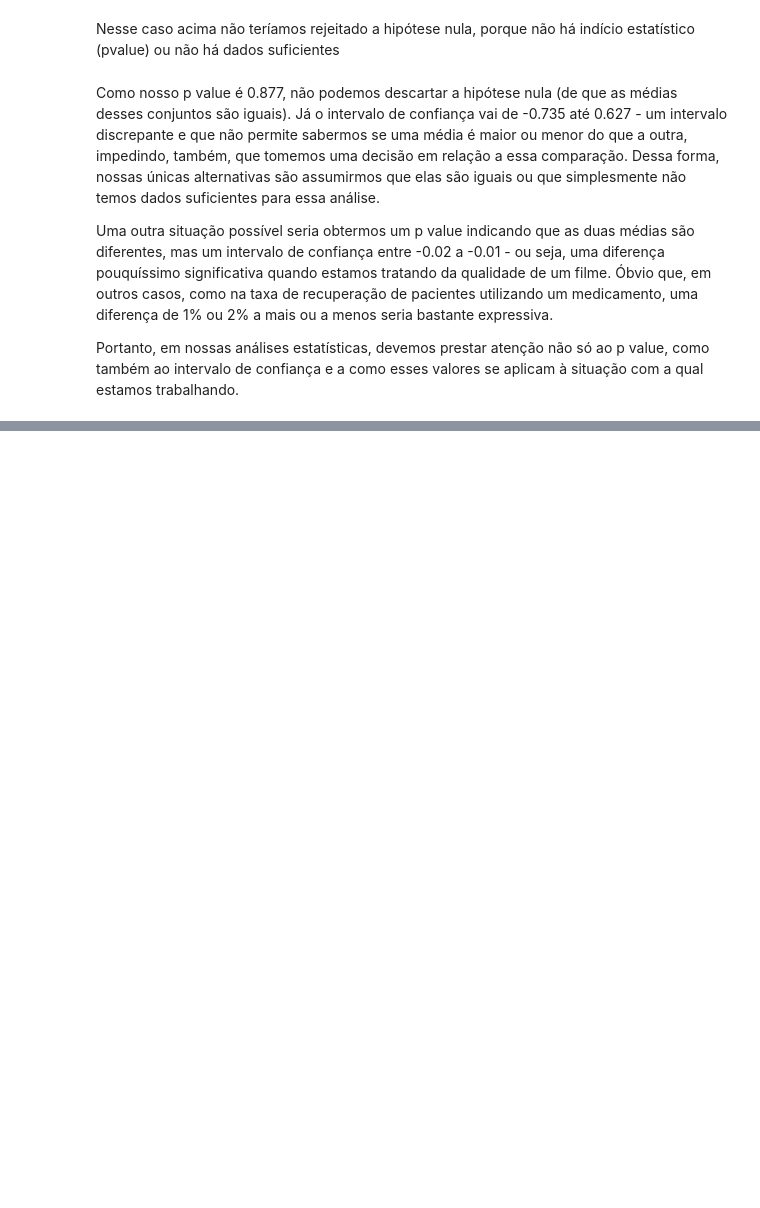
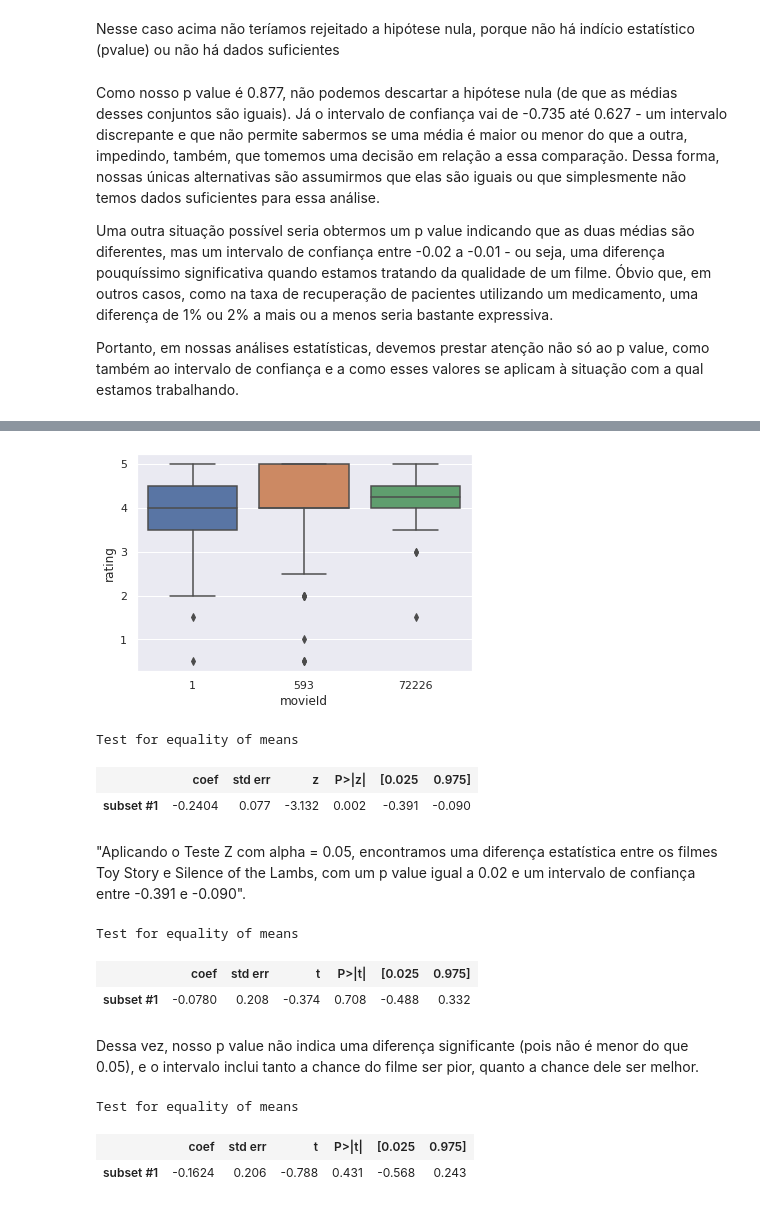
Before and after one commit to muriloWeber/dataScienceAlura, a Jupyter notebook: dataScienceTestesEstatisticosPython/Data_Science_Introdução_a_Testes.ipynb, the cells around one changed output, grey strips where cells are left out. Drawn from its saved outputs; the diff is of its cells as text; code cells hidden in the pictures; blank space fills up the shorter version.

```diff
--- a/dataScienceTestesEstatisticosPython/Data_Science_Introdução_a_Testes.ipynb
+++ b/dataScienceTestesEstatisticosPython/Data_Science_Introdução_a_Testes.ipynb
@@ -509,0 +541,36 @@ Portanto, em nossas análises estatísticas, devemos prestar atenção não só
+# %%
+ax = sns.boxplot(x='movieId', y= 'rating', data = notas.query('movieId in (1 , 593, 72226)'))
+# %% [output]
+[figure, added]
+# %%
+descr_1 = DescrStatsW(notas1.rating)
+descr_593 = DescrStatsW(notas593.rating)
+comparacao = descr_1.get_compare(descr_593)
+
+comparacao.summary(use_t=False)
+# %% [output]
+Test for equality of means
+|  | coef | std err | z | P>|z| | [0.025 | 0.975] |
+| subset #1 | -0.2404 | 0.077 | -3.132 | 0.002 | -0.391 | -0.090 |
+# %% [markdown]
+"Aplicando o Teste Z com alpha = 0.05, encontramos uma diferença estatística entre os filmes Toy Story e Silence of the Lambs, com um p value igual a 0.02 e um intervalo de confiança entre -0.391 e -0.090".
+# %%
+descr_72226 = DescrStatsW(notas72226.rating)
+descr_593 = DescrStatsW(notas593.rating)
+comparacao = descr_72226.get_compare(descr_593)
+
+comparacao.summary(use_t=True)
+# %% [output]
+Test for equality of means
+|  | coef | std err | t | P>|t| | [0.025 | 0.975] |
+| subset #1 | -0.0780 | 0.208 | -0.374 | 0.708 | -0.488 | 0.332 |
+# %% [markdown]
+Dessa vez, nosso p value não indica uma diferença significante (pois não é menor do que 0.05), e o intervalo inclui tanto a chance do filme ser pior, quanto a chance dele ser melhor.
+# %%
+comparacao = descr_1.get_compare(descr_72226)
+
+comparacao.summary(use_t=True)
+# %% [output]
+Test for equality of means
+|  | coef | std err | t | P>|t| | [0.025 | 0.975] |
+| subset #1 | -0.1624 | 0.206 | -0.788 | 0.431 | -0.568 | 0.243 |
```
Also changed, not shown: parts of 7 cells of this notebook.
